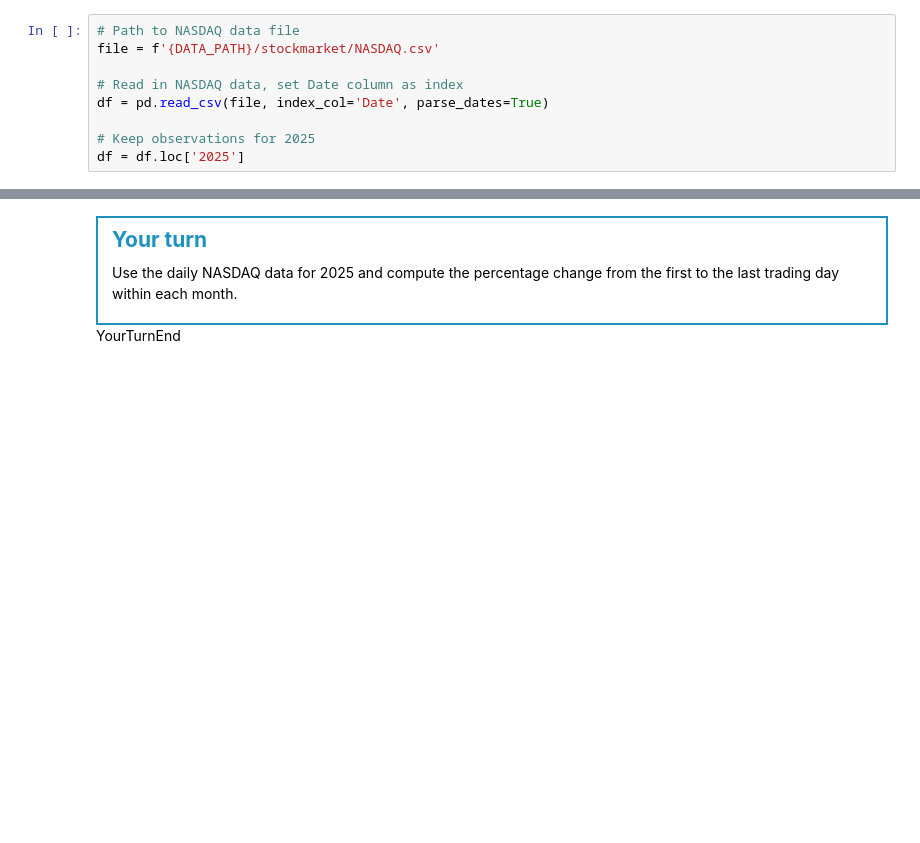
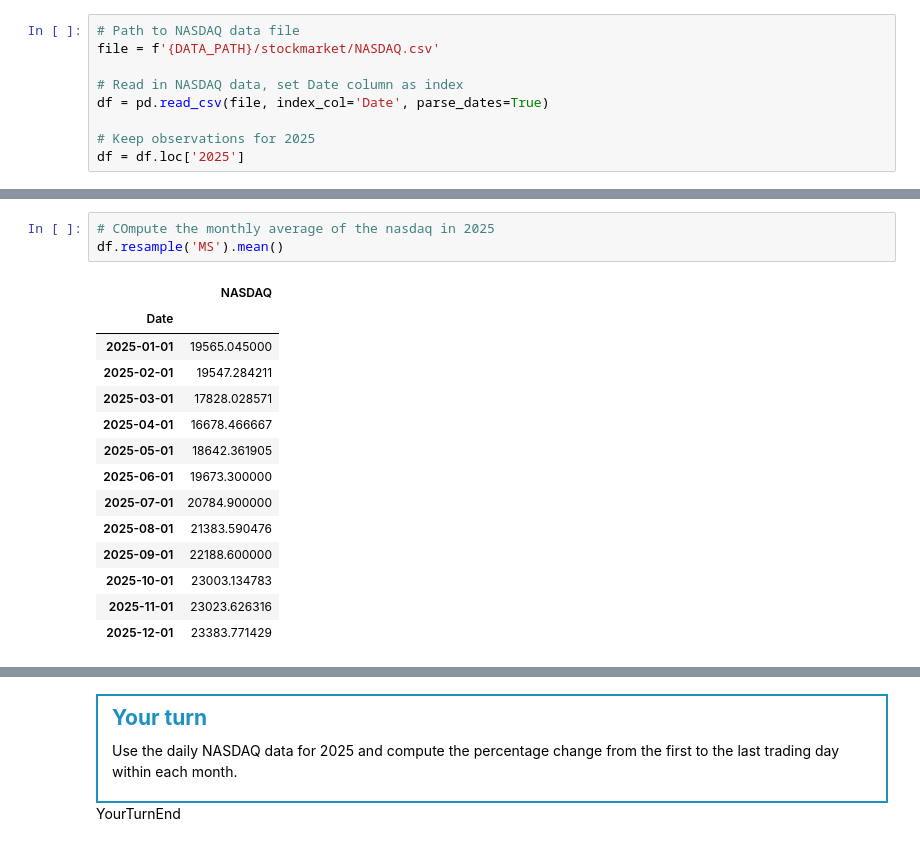
Before and after one commit to theokri105/TECH2-H26-fork, a Jupyter notebook: lectures/lecture4/lecture4TK.ipynb, the cells around one changed output, grey strips where cells are left out. Saved outputs shown, nothing was run; the diff lists cells and outputs as text; blank space fills up the shorter version.

```diff
--- a/lectures/lecture4/lecture4TK.ipynb
+++ b/lectures/lecture4/lecture4TK.ipynb
@@ -607,0 +645,18 @@ df = df.loc['2025']
+# %%
+# COmpute the monthly average of the nasdaq in 2025
+df.resample('MS').mean()
+# %% [output]
+|  | NASDAQ |
+| Date |  |
+| 2025-01-01 | 19565.045000 |
+| 2025-02-01 | 19547.284211 |
+| 2025-03-01 | 17828.028571 |
+| 2025-04-01 | 16678.466667 |
+| 2025-05-01 | 18642.361905 |
+| 2025-06-01 | 19673.300000 |
+| 2025-07-01 | 20784.900000 |
+| 2025-08-01 | 21383.590476 |
+| 2025-09-01 | 22188.600000 |
+| 2025-10-01 | 23003.134783 |
+| 2025-11-01 | 23023.626316 |
+| 2025-12-01 | 23383.771429 |
```
Also changed, not shown: parts of 6 cells of this notebook, 10 other files.
